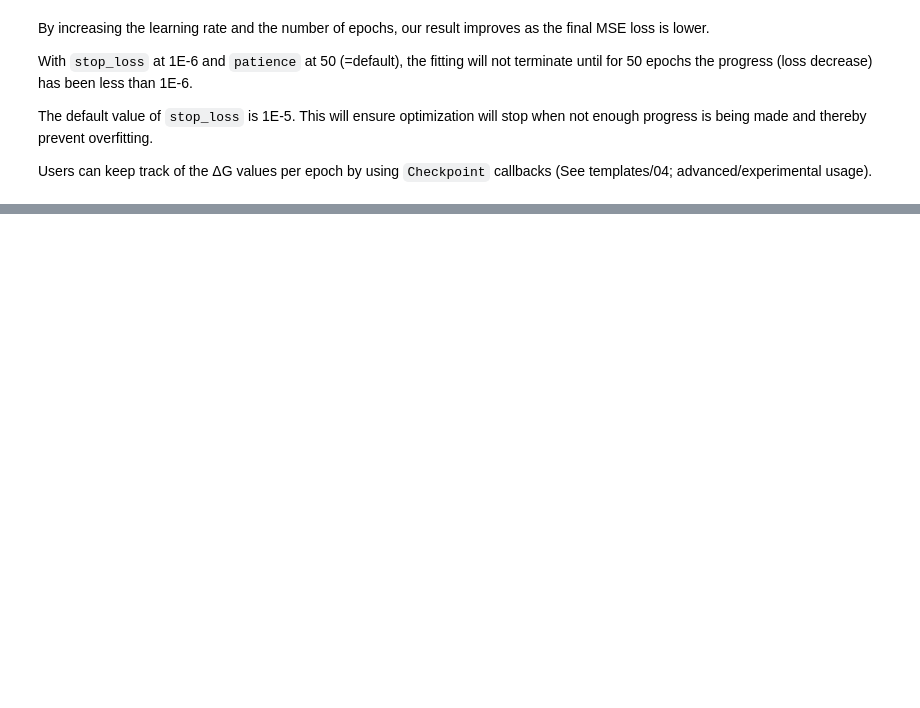
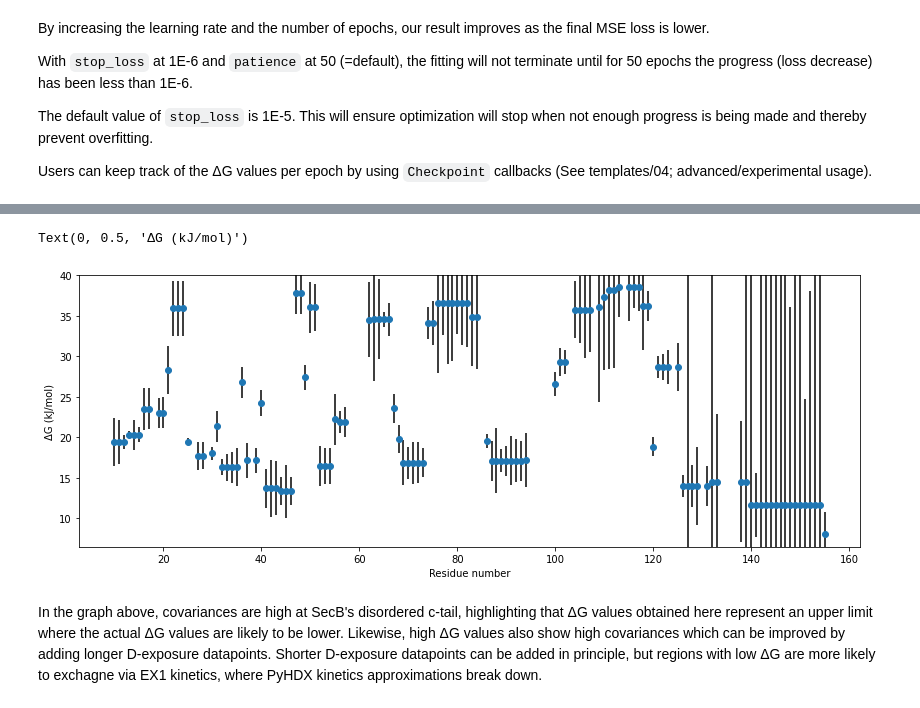
Before and after one commit to Jhsmit/PyHDX, a Jupyter notebook: docs/examples/03_fitting.ipynb, the cells around one changed output, grey strips where cells are left out. Saved outputs shown, nothing was run; the diff lists cells and outputs as text; code cells hidden in the pictures; blank space fills up the shorter version.

```diff
--- a/docs/examples/03_fitting.ipynb
+++ b/docs/examples/03_fitting.ipynb
@@ -211,8 +239,8 @@ mostly the same. For `r1=0.1` we see some slight damping (lower extreme ΔG) val
 # %%
-r1_vals = [0., 0.1, 1]
+r1_vals = [0.1, 2, 5]
 results_dict = {}
 for r1 in r1_vals:
     print(r1)
-    result = fit_gibbs_global(hdxm, gibbs_guess, epochs=60000, lr=1e5, stop_loss=1e-6, patience=50, r1=r1)
+    result = fit_gibbs_global(hdxm, gibbs_guess, epochs=60000, lr=1e5, stop_loss=1e-5, patience=50, r1=r1)
     results_dict[r1] = result
 # %% [output]
@@ -242,0 +286,22 @@ axes[0].legend()
+# %%
+
+colors = iter(['r', 'b', 'g'])
+fig, ax = plt.subplots(ncols=1, figsize=(14, 5))
+v = results_dict[2]
+v
+
+ax.scatter(v.output.index, v.output['deltaG']*1e-3)
+ylim = ax.get_ylim()
+ax.errorbar(v.output.index, v.output['deltaG']*1e-3, yerr=v.output['covariance']*1e-3, linestyle='none', color='k', zorder=-1)
+ax.set_ylim(*ylim)
+ax.set_xlabel('Residue number')
+ax.set_ylabel('ΔG (kJ/mol)')
+# %% [output]
+Text(0, 0.5, 'ΔG (kJ/mol)')
+[figure, added]
+# %% [markdown]
+In the graph above, covariances are high at SecB's disordered c-tail, highlighting that ΔG values obtained here represent
+an upper limit where the actual ΔG values are likely to be lower. Likewise, high ΔG values also show high covariances which
+can be improved by adding longer D-exposure datapoints.
+Shorter D-exposure datapoints can be added in principle, but regions with low ΔG are more likely to exchagne via EX1 kinetics,
+where PyHDX kinetics approximations break down.
```
Also changed, not shown: parts of 17 cells of this notebook.
